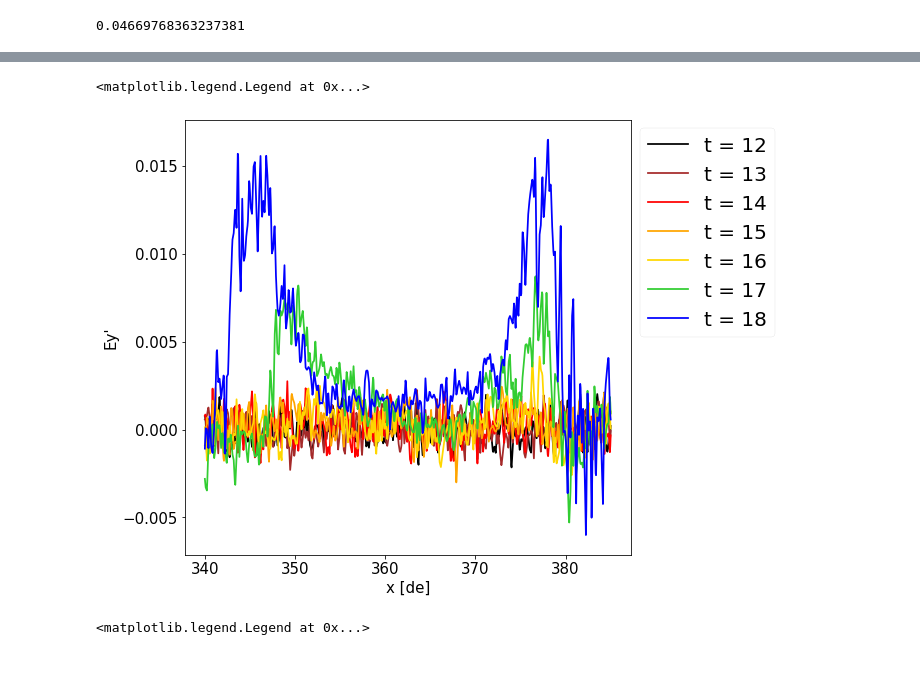
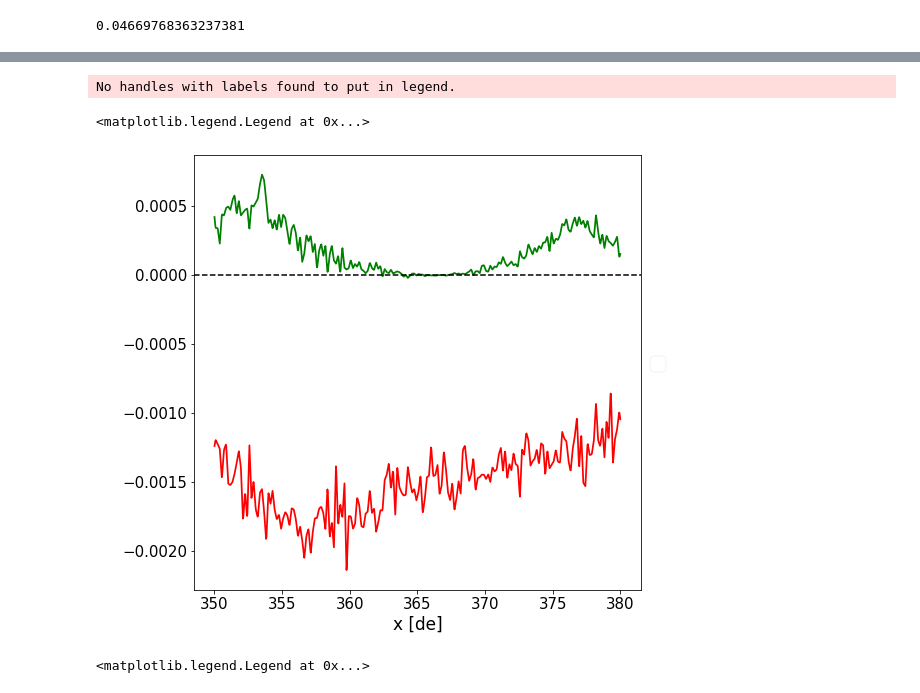
Before and after one commit to d0118dominic/notebooks, a Jupyter notebook: Rx_Evolution_JGR.ipynb, the cells around one changed output, grey strips where cells are left out. Cells and saved outputs as stored; diff of their text form; code cells hidden in the pictures; blank space fills up the shorter version.

```diff
--- a/Rx_Evolution_JGR.ipynb
+++ b/Rx_Evolution_JGR.ipynb
@@ -708,6 +725,9 @@ vlt.auto_adjust_subplots()
 #vlt.plot(S['z'], ax = ax[2],cmap = "seismic", symmetric = "True",cbarlabel="Ey_prime", selection = "x=700f:850f, z=-40f:40f")
 # %%
 run = run1
+
+E10, B10, S10, ve10, E10_prime = Activate(run,10)
+E11, B11, S11, ve11, E11_prime = Activate(run,11)
 E12, B12, S12, ve12, E12_prime = Activate(run,12)
 E13, B13, S13, ve13, E13_prime = Activate(run,13)
 E14, B14, S14, ve14, E14_prime = Activate(run,14)
@@ -722,8 +742,11 @@ E20, B20, S20, ve20, E20_prime = Activate(run,20)
 # This cell makes 2 lines: a horizontal line from pt0 to pt1 and a vert line from pt2 to pt3
 # an idea is to use this to study parameters along the inflow and outflow axes intersecting at the z-point
 
-pt0 = (340, 0, 4) # x,y,z coords for beginning and end of a line in domain
-pt1 = (385, 0, 4)
+pt0 = (350, 0, 4) # x,y,z coords for beginning and end of a line in domain
+pt1 = (380, 0, 4)
+
+#pt0 = (330, 0, 0) # x,y,z coords for beginning and end of a line in domain
+#pt1 = (400, 0, 0)
 
 
 pt2 = (pts1[t], 0, -60) # x,y,z coords for beginning and end of a line in domain (using pts#[t] keeps the vert line intersecting the center of x-point based on pre-defined pts)
@@ -740,13 +763,13 @@ seed_pts_v = seeds_v.get_points()
 seed_pts_h = seeds_h.get_points()
 
 
-fnt = 15 #axis fontsizes
+fnt = 12 #axis fontsizes
 
 
 # Make colorplot
 plt.figure(figsize=(15,4.5))
 plt.subplot(1,1,1)
-vlt.plot(E['y'], cmap = "seismic", symmetric = True, title = 'Ey')
+vlt.plot(S['z'], cmap = "seismic", symmetric = True, title = ' ', cbarlabel=" ")
 plt.axis("image")
 plt.xlim(300,420)
 plt.ylim(-30,30)
@@ -787,44 +816,52 @@ vlt.tighten() #No idea what this does
 # %%
-flds = [S12, S13, S14, S15, S16, S17, S18, S19, S20]
-Bflds = [B12, B13, B14, B15, B16, B17, B18, B19, B20]
-Eflds = [E12, E13, E14, E15, E16, E17, E18, E19, E20]
-vflds = [ve12,ve13, ve14, ve15, ve16, ve17, ve18, ve19, ve20]
-Epflds = [E12_prime, E13_prime, E14_prime, E15_prime, E16_prime, E17_prime, E18_prime, E19_prime, E20_prime]
+flds = [S10, S11, S12, S13, S14, S15, S16, S17, S18, S19, S20]
+Bflds = [B10, B11, B12, B13, B14, B15, B16, B17, B18, B19, B20]
+Eflds = [E10, E11, E12, E13, E14, E15, E16, E17, E18, E19, E20]
+vflds = [ve10, ve11, ve12,ve13, ve14, ve15, ve16, ve17, ve18, ve19, ve20]
+Epflds = [E10_prime,E11_prime,E12_prime, E13_prime, E14_prime, E15_prime, E16_prime, E17_prime, E18_prime, E19_prime, E20_prime]
 
 
-labels = ['t = 12', 't = 13', 't = 14', 't = 15', 't = 16', 't = 17', 't = 18', 't = 19', 't = 20']
+labels = ['t = 10', 't = 11', 't = 12', 't = 13', 't = 14', 't = 15', 't = 16', 't = 17', 't = 18', 't = 19', 't = 20']
 fldv = []
 fldh = []
-colors=['k', 'brown', 'red', 'orange', 'gold', 'limegreen', 'blue', 'c', 'magenta']
+colors=['k', 'brown', 'red', 'orange', 'gold', 'limegreen', 'blue', 'c', 'magenta', 'indigo','crimson']
 
 
 
 
 #plt.plot(lin_h, viscid.interp_trilin(B12['z'], seeds_h))
 #plt.plot(lin_h, viscid.interp_trilin(B13['z'], seeds_h))
 
-i=0
-while i<len(flds)-2:
-    plt.plot(lin_h, viscid.interp_trilin(Epflds[i]['y'], seeds_h), color = colors[i], label = labels[i] )
-    #plt.plot(lin_h, viscid.interp_trilin(-Eflds[i]['y']*Bflds[i]['x'], seeds_h), color = colors[i], label = labels[i] )
+
+#for i in range(0,5):
+    #plt.plot(lin_h, viscid.interp_trilin(vflds[i]['x'], seeds_h), color = colors[i], label = labels[i] )
+    #plt.plot(lin_h, viscid.interp_trilin(Eflds[i]['y']*Bflds[i]['z'], seeds_h), color = colors[i], label = labels[i] )
     #plt.plot(lin_h, viscid.interp_trilin(vflds[i]['x']*Bflds[i]['z'], seeds_h), color = colors[i], label = labels[i] )
 
-    i+=1
+
 
 #plt.axhline(y = 1, color = 'k', linestyle = '--')#, label = 'upstream B0')
 #plt.axhline(y = -1, color = 'k', linestyle = '--')#, label = 'upstream B0')
 
 #plt.axvline(x = pts1[18], color = 'k', linestyle = 'dotted', lw = 2)#, label = 'upstream B0')
 
-plt.xlabel("x [de]", fontsize = 15)
-plt.ylabel("Ey'",fontsize = 15)
+i=6
+
+plt.plot(lin_h, viscid.interp_trilin(Eflds[i]['x']*Bflds[i]['y'], seeds_h), color = 'g')#, label = labels[i] )
+plt.plot(lin_h, viscid.interp_trilin(-Eflds[i]['y']*Bflds[i]['x'], seeds_h), color = 'r')#, label = labels[i] )
+plt.axhline(y=0, linestyle = "--", color="k", linewidth=1.5)
+
+
+plt.xlabel("x [de]", fontsize = 17)
+plt.ylabel(" ",fontsize = 15)
 plt.xticks(fontsize=15)
 plt.yticks(fontsize=15)
 
 plt.legend(prop={'size': 20},loc=(1.02,0.5))
 # %% [output]
-<matplotlib.legend.Legend at 0x...>
+No handles with labels found to put in legend.
+<matplotlib.legend.Legend at 0x...>
-[figure, old version]
+[figure, new version]
 # %%
 i=0
 while i<len(flds)-2:
```
Also changed, not shown: parts of 8 cells of this notebook.
